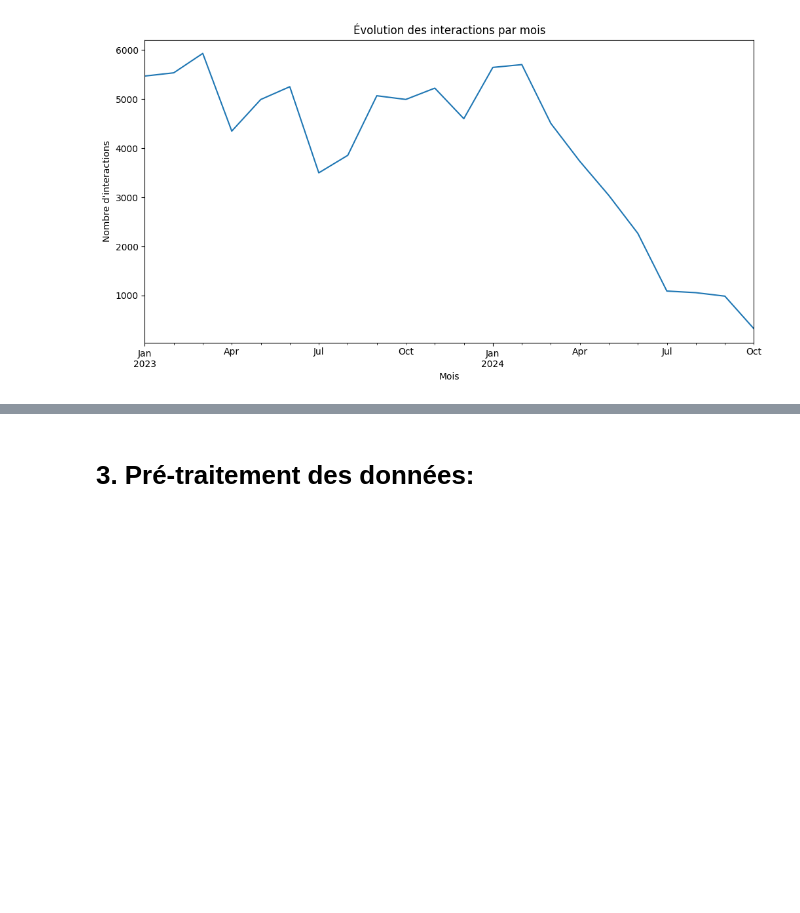
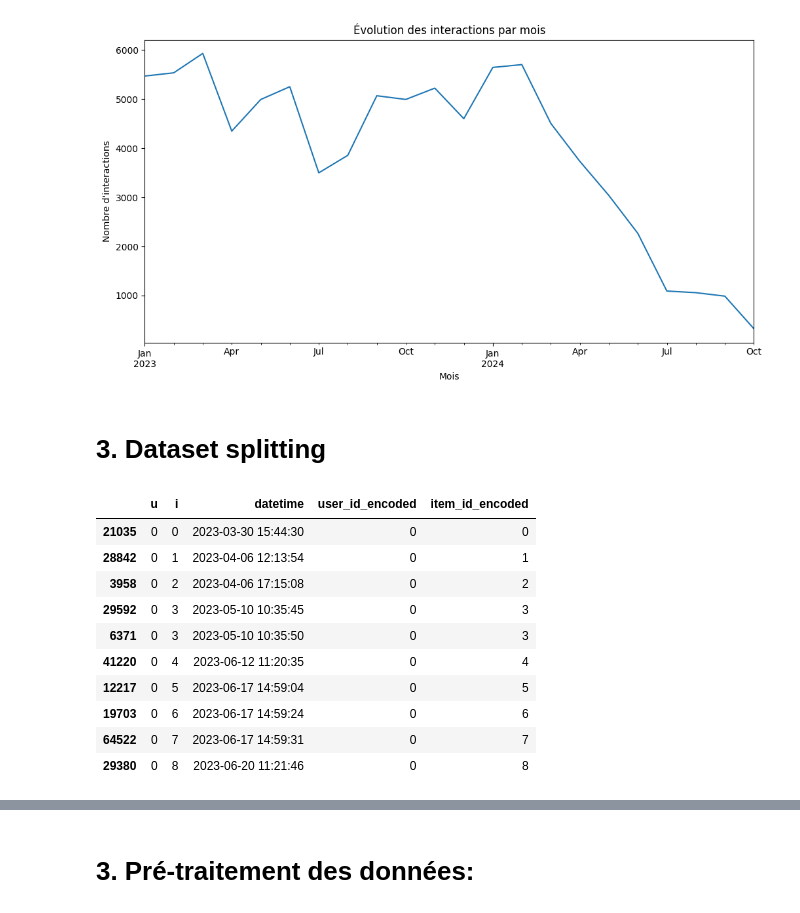
Before and after one commit to leoniedyt/Project-DSML, a Jupyter notebook: project.ipynb, the cells around one changed output, grey strips where cells are left out. Saved outputs shown, nothing was run; the diff lists cells and outputs as text; code cells hidden in the pictures; blank space fills up the shorter version.

```diff
--- a/project.ipynb
+++ b/project.ipynb
@@ -350,3 +350,20 @@ plt.show()
 # Ce graphique montre une baisse progressive des interactions sur la période affichée, avec des pics d'activité autour de janvier et octobre 2023 et une forte diminution ensuite.
 # Cette tendance pourrait refléter des changements saisonniers ou des événements spécifiques qui influencent l’utilisation de la bibliothèque.
 # Cela pourrait également signifier une diminution de l'engagement des utilisateurs avec le temps, un facteur à prendre en compte dans les recommandations.
+# %% [markdown]
+# 3. Dataset splitting
+# %%
+df_interactions = df_interactions_train.sort_values(["u", "datetime"])
+df_interactions.head(10)
+# %% [output]
+|  | u | i | datetime | user_id_encoded | item_id_encoded |
+| 21035 | 0 | 0 | 2023-03-30 15:44:30 | 0 | 0 |
+| 28842 | 0 | 1 | 2023-04-06 12:13:54 | 0 | 1 |
+| 3958 | 0 | 2 | 2023-04-06 17:15:08 | 0 | 2 |
+| 29592 | 0 | 3 | 2023-05-10 10:35:45 | 0 | 3 |
+| 6371 | 0 | 3 | 2023-05-10 10:35:50 | 0 | 3 |
+| 41220 | 0 | 4 | 2023-06-12 11:20:35 | 0 | 4 |
+| 12217 | 0 | 5 | 2023-06-17 14:59:04 | 0 | 5 |
+| 19703 | 0 | 6 | 2023-06-17 14:59:24 | 0 | 6 |
+| 64522 | 0 | 7 | 2023-06-17 14:59:31 | 0 | 7 |
+| 29380 | 0 | 8 | 2023-06-20 11:21:46 | 0 | 8 |
```
Also changed, not shown: parts of 6 cells of this notebook.
